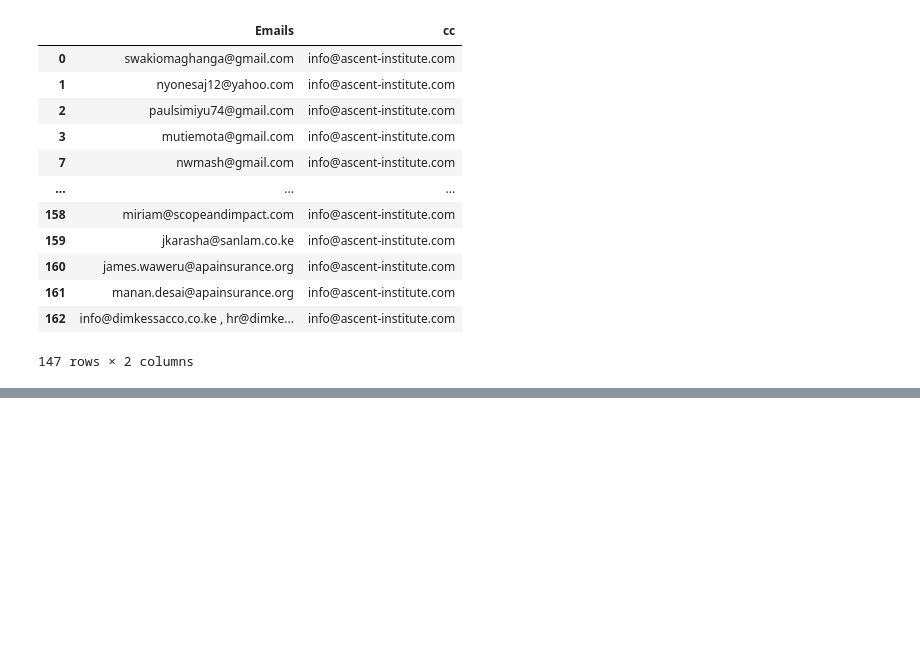
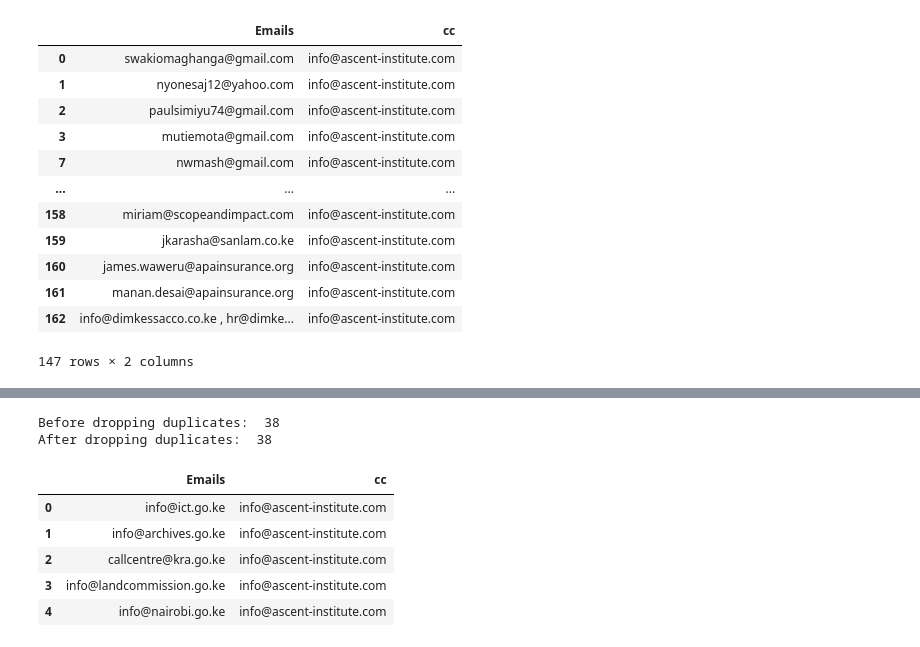
Before and after one commit to IainMosima/bulk-email-sender, a Jupyter notebook: analysis.ipynb, the cells around one changed output, grey strips where cells are left out. Saved outputs shown, nothing was run; the diff lists cells and outputs as text; code cells hidden in the pictures; blank space fills up the shorter version.

```diff
--- a/analysis.ipynb
+++ b/analysis.ipynb
@@ -295,0 +325,3 @@ cleaned_emails_df
+# %%
+df_march_20_pension_advanced_records_reminder = pd.read_csv("emails/march-20/pension-advanced-records-reminder-to-send.csv")
+df_march_20_pension_advanced_records_reminder.head()
@@ -295,0 +335,15 @@ cleaned_emails_df
+# %%
+df_march_20_pension_advanced_records_reminder["cc"] = "info@ascent-institute.com"
+print("Before dropping duplicates: ", len(df_march_20_pension_advanced_records_reminder))
+df_march_20_pension_advanced_records_reminder.drop_duplicates(subset=["Emails"], inplace=True)
+print("After dropping duplicates: ", len(df_march_20_pension_advanced_records_reminder))
+df_march_20_pension_advanced_records_reminder.head()
+# %% [output]
+Before dropping duplicates:  38
+After dropping duplicates:  38
+|  | Emails | cc |
+| 0 | info@ict.go.ke | info@ascent-institute.com |
+| 1 | info@archives.go.ke | info@ascent-institute.com |
+| 2 | callcentre@kra.go.ke | info@ascent-institute.com |
+| 3 | info@landcommission.go.ke | info@ascent-institute.com |
+| 4 | info@nairobi.go.ke | info@ascent-institute.com |
```
Also changed, not shown: parts of 11 cells of this notebook, 21 other files.
